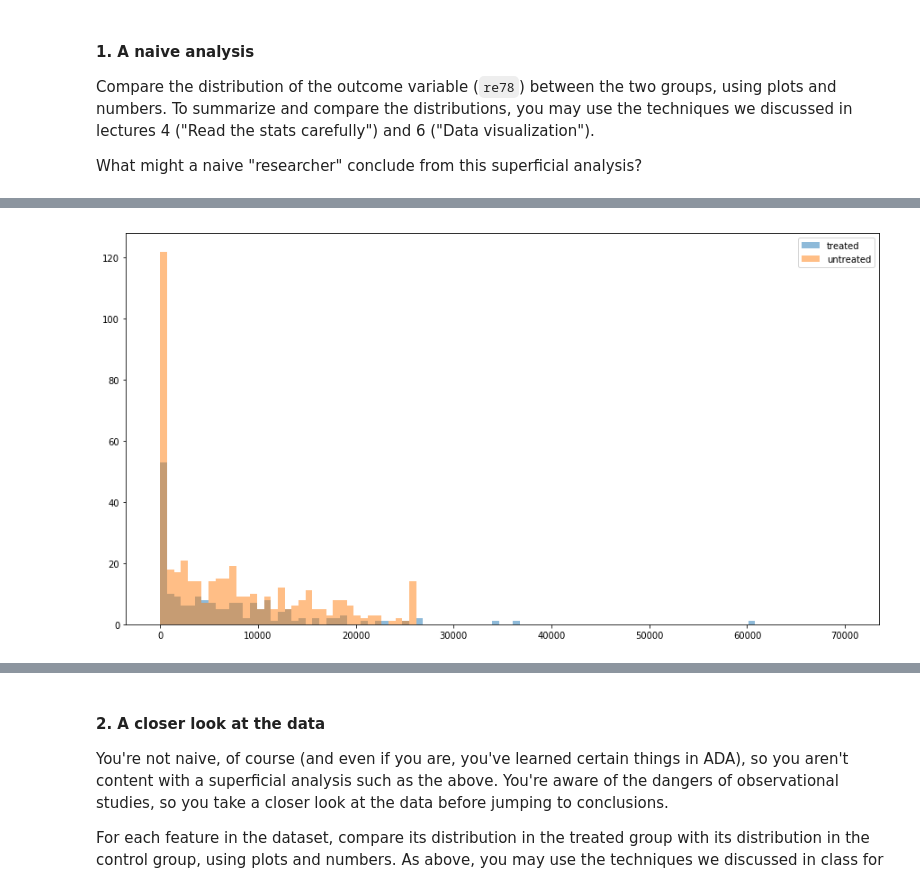
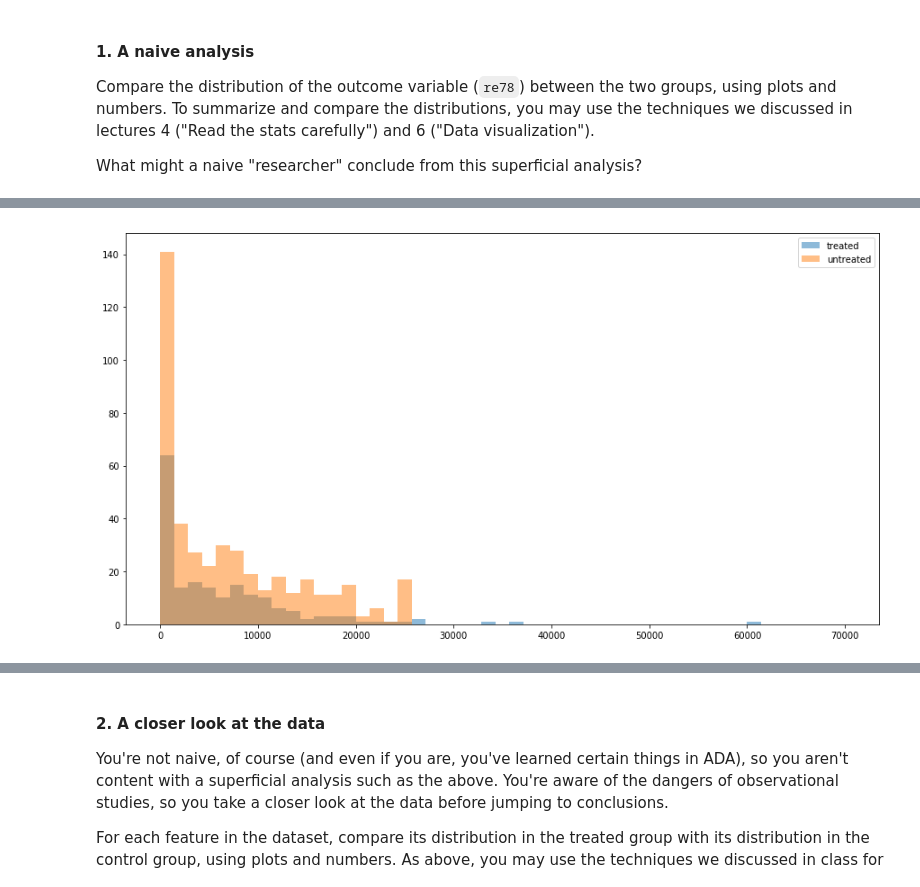
Before and after one commit to csbenz/ada, a Jupyter notebook: 04 - Applied ML/hw4.ipynb, the cells around one changed output, grey strips where cells are left out. Saved outputs shown, nothing was run; the diff lists cells and outputs as text; code cells hidden in the pictures.

```diff
--- a/04 - Applied ML/hw4.ipynb
+++ b/04 - Applied ML/hw4.ipynb
@@ -61,10 +81,10 @@ Now we plot the distribution to see what it looks like.
 # %%
+bins = np.linspace(0,70000, 50)
 
-bins = np.linspace(0,70000, 100)
 plt.figure(figsize=(15,8))
 plt.hist(treated_group['re78'], bins, alpha=0.5, label='treated')
 plt.hist(untreated_group['re78'], bins, alpha=0.5, label='untreated')
 plt.legend(loc='upper right')
 plt.show()
 # %% [output]
-[figure, old version]
+[figure, new version]
```
Also changed, not shown: parts of 12 cells of this notebook.
